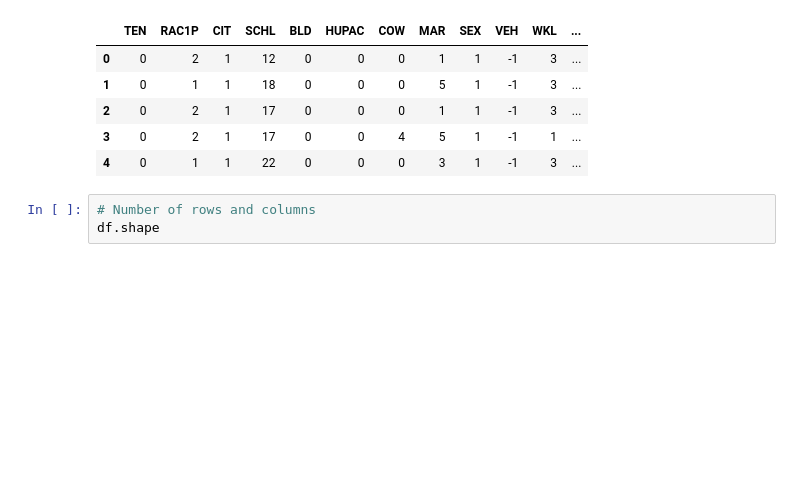
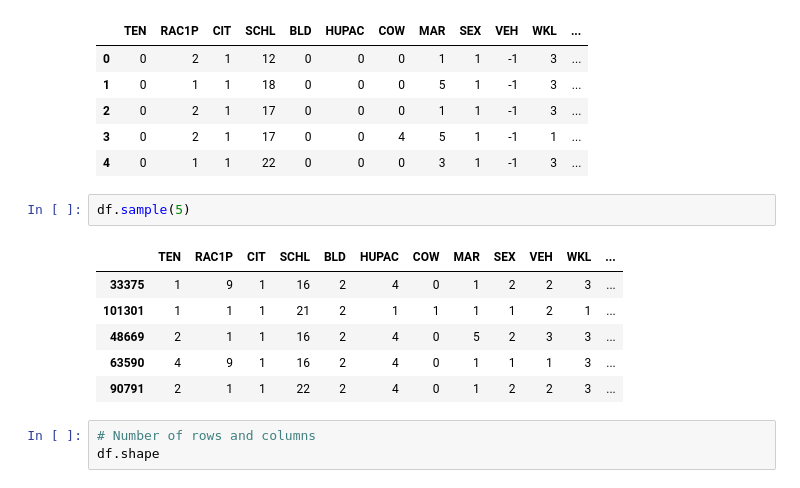
Before and after one commit to FRWilliams/classifier_app, a Jupyter notebook: ACS_Data_EDA_Notebook (1).ipynb, the cells around one changed output. Saved outputs shown, nothing was run; the diff lists cells and outputs as text; blank space fills up the shorter version.

```diff
--- a/ACS_Data_EDA_Notebook (1).ipynb
+++ b/ACS_Data_EDA_Notebook (1).ipynb
@@ -25,6 +25,15 @@ df.head()
 | 2 | 0 | 2 | 1 | 17 | 0 | 0 | 0 | 1 | 1 | -1 | 3 | ... |
 | 3 | 0 | 2 | 1 | 17 | 0 | 0 | 4 | 5 | 1 | -1 | 1 | ... |
 | 4 | 0 | 1 | 1 | 22 | 0 | 0 | 0 | 3 | 1 | -1 | 3 | ... |
+# %%
+df.sample(5)
+# %% [output]
+|  | TEN | RAC1P | CIT | SCHL | BLD | HUPAC | COW | MAR | SEX | VEH | WKL | ... |
+| 33375 | 1 | 9 | 1 | 16 | 2 | 4 | 0 | 1 | 2 | 2 | 3 | ... |
+| 101301 | 1 | 1 | 1 | 21 | 2 | 1 | 1 | 1 | 1 | 2 | 1 | ... |
+| 48669 | 2 | 1 | 1 | 16 | 2 | 4 | 0 | 5 | 2 | 3 | 3 | ... |
+| 63590 | 4 | 9 | 1 | 16 | 2 | 4 | 0 | 1 | 1 | 1 | 3 | ... |
+| 90791 | 2 | 1 | 1 | 22 | 2 | 4 | 0 | 1 | 2 | 2 | 3 | ... |
 # %%
 # Number of rows and columns
 df.shape
```
Also changed, not shown: parts of 9 cells of this notebook.
